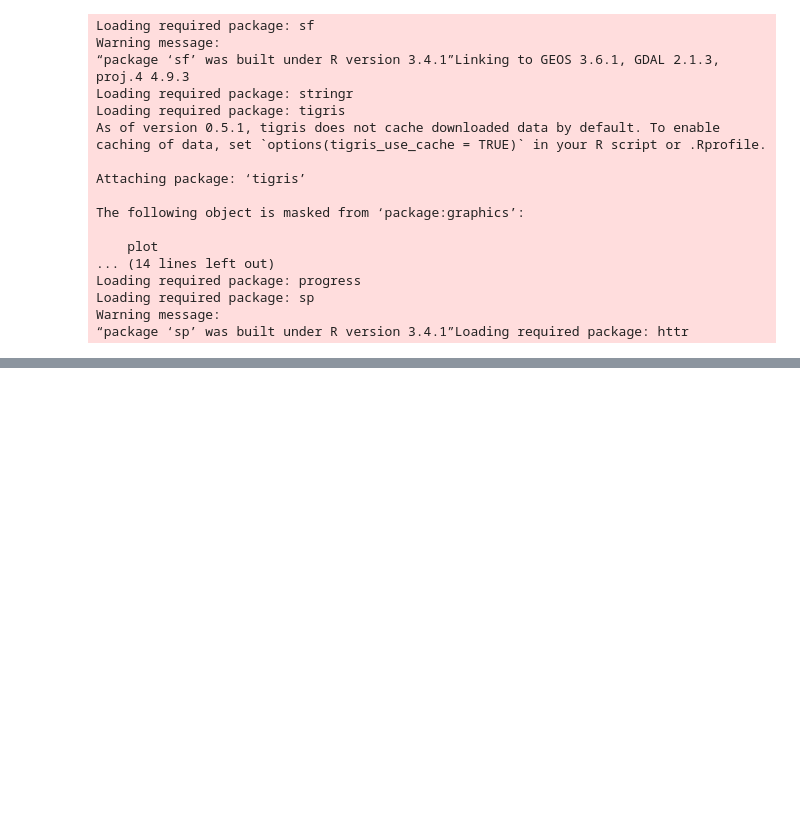
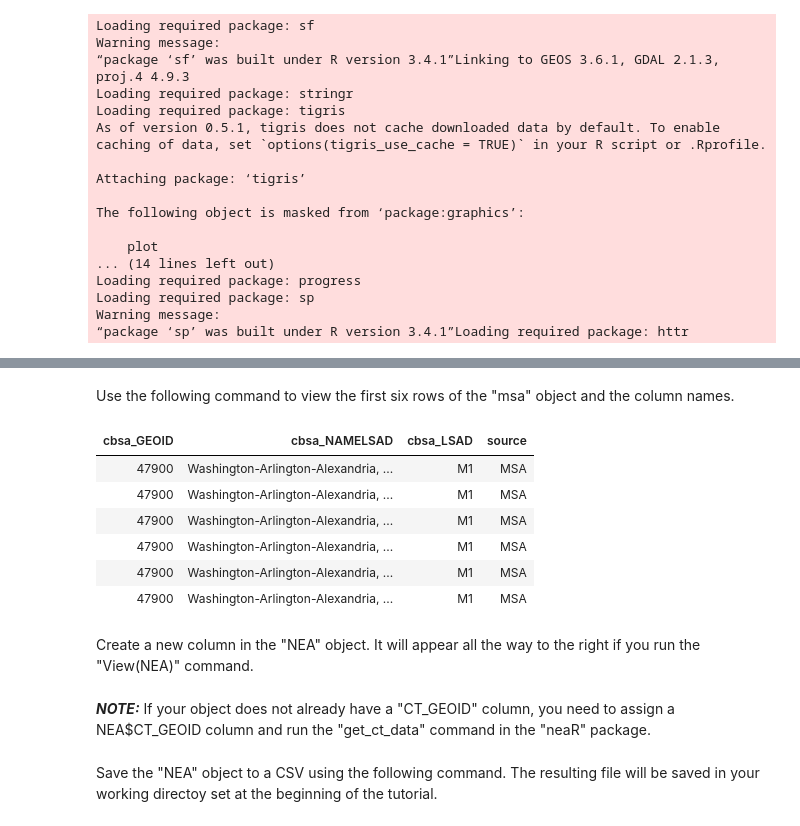
Before and after one commit to michelleplunkett/michelleplunkett.github.io, a Jupyter notebook: _notebooks/NK-Tutorial.ipynb, the cells around one changed output, grey strips where cells are left out. Saved outputs shown, nothing was run; the diff lists cells and outputs as text; code cells hidden in the pictures; blank space fills up the shorter version.

Commit message:
Update tutorial

```diff
--- a/_notebooks/NK-Tutorial.ipynb
+++ b/_notebooks/NK-Tutorial.ipynb
@@ -75,0 +197,16 @@ Follow the steps for the rest of the tutorial.
+# %%
+msa <- get_msa_data(NEA$Latitude, NEA$Longitude)
+# %% [markdown]
+Use the following command to view the first six rows of the "msa" object and the column names.
+# %%
+head(msa)
+# %% [output]
+| cbsa_GEOID | cbsa_NAMELSAD | cbsa_LSAD | source |
+| 47900 | Washington-Arlington-Alexandria, ... | M1 | MSA |
+| 47900 | Washington-Arlington-Alexandria, ... | M1 | MSA |
+| 47900 | Washington-Arlington-Alexandria, ... | M1 | MSA |
+| 47900 | Washington-Arlington-Alexandria, ... | M1 | MSA |
+| 47900 | Washington-Arlington-Alexandria, ... | M1 | MSA |
+| 47900 | Washington-Arlington-Alexandria, ... | M1 | MSA |
+# %% [markdown]
+Create a new column in the "NEA" object. It will appear all the way to the right if you run the "View(NEA)" command.
@@ -75,0 +215,2 @@ Follow the steps for the rest of the tutorial.
+# %% [markdown]
+***NOTE:*** If your object does not already have a "CT_GEOID" column, you need to assign a NEA$CT_GEOID column and run the "get_ct_data" command in the "neaR" package.
@@ -75,0 +219,2 @@ Follow the steps for the rest of the tutorial.
+# %% [markdown]
+Save the "NEA" object to a CSV using the following command. The resulting file will be saved in your working directoy set at the beginning of the tutorial.
```
Also changed, not shown: parts of 44 cells of this notebook.
